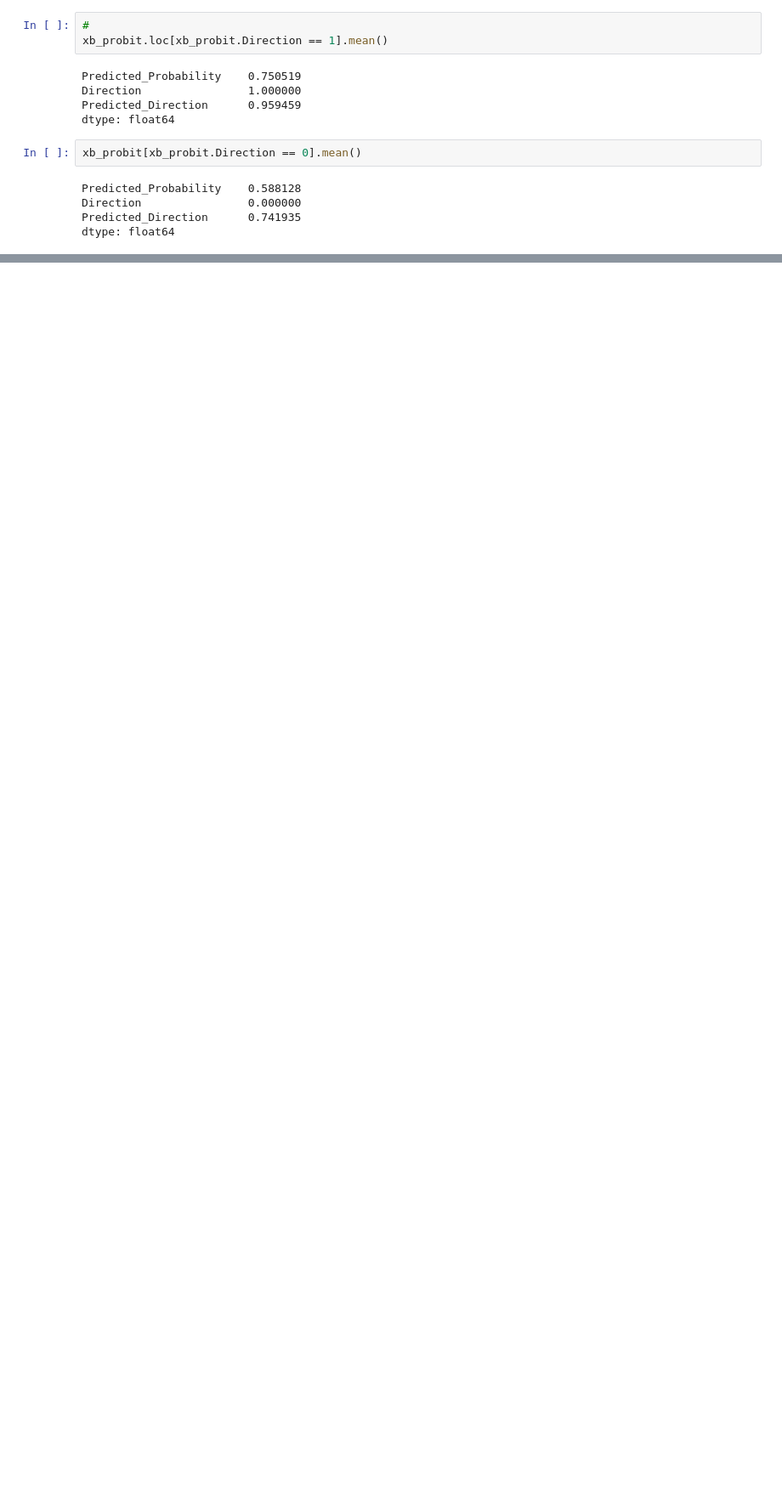
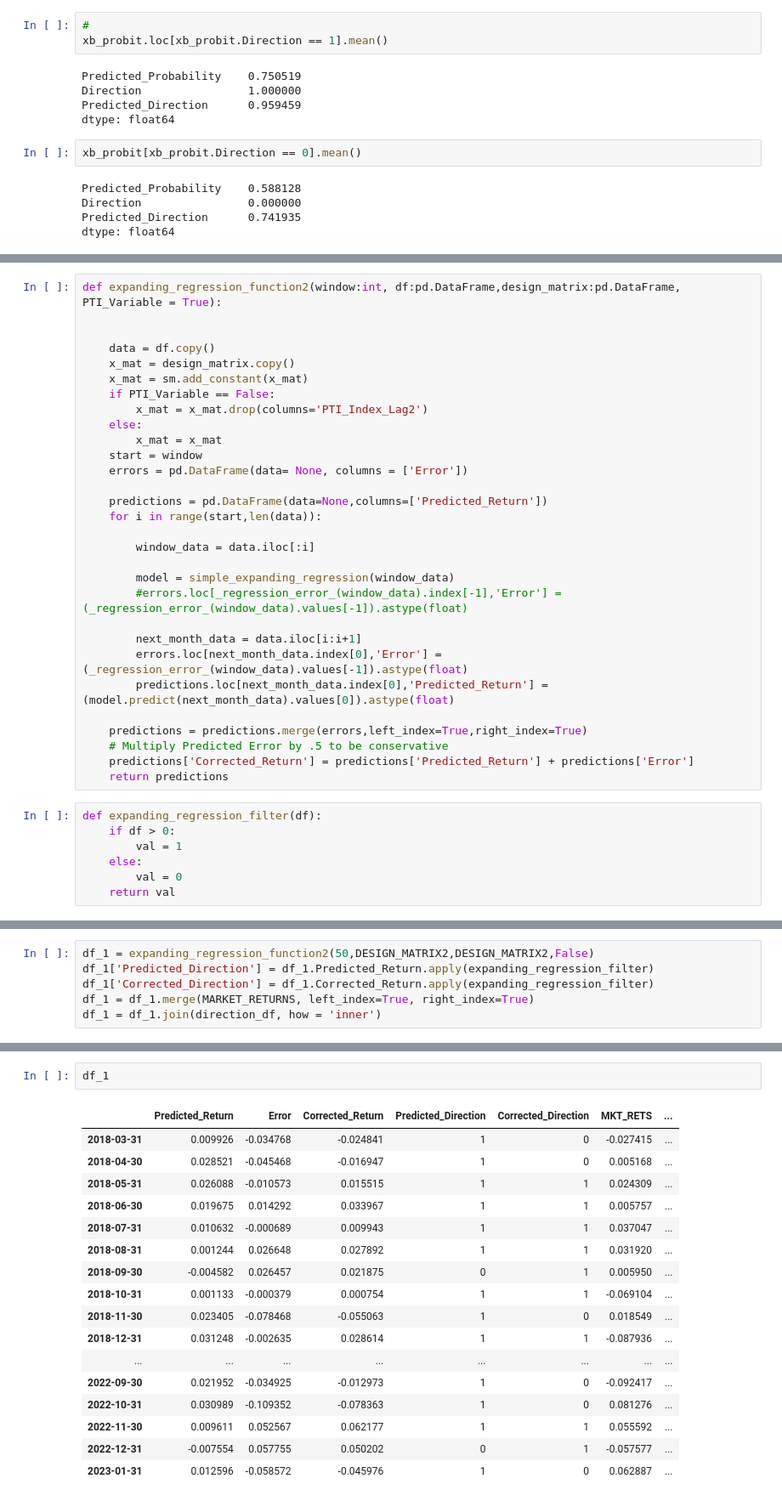
Before and after one commit to dcstein22/economics, a Jupyter notebook: Stein_QTS_Project.ipynb, the cells around one changed output, grey strips where cells are left out. Shown: that part at 85% size. Saved outputs shown, nothing was run; the diff lists cells and outputs as text; blank space fills up the shorter version.

```diff
--- a/Stein_QTS_Project.ipynb
+++ b/Stein_QTS_Project.ipynb
@@ -739,0 +1129,37 @@ dtype: float64
+# %%
+def expanding_regression_function2(window:int, df:pd.DataFrame,design_matrix:pd.DataFrame, PTI_Variable = True):
+
+
+    data = df.copy()
+    x_mat = design_matrix.copy()
+    x_mat = sm.add_constant(x_mat)
+    if PTI_Variable == False:
+        x_mat = x_mat.drop(columns='PTI_Index_Lag2')
+    else:
+        x_mat = x_mat
+    start = window
+    errors = pd.DataFrame(data= None, columns = ['Error'])
+
+    predictions = pd.DataFrame(data=None,columns=['Predicted_Return'])
+    for i in range(start,len(data)):
+
+        window_data = data.iloc[:i]
+
+        model = simple_expanding_regression(window_data)
+        #errors.loc[_regression_error_(window_data).index[-1],'Error'] = (_regression_error_(window_data).values[-1]).astype(float)
+
+        next_month_data = data.iloc[i:i+1]
+        errors.loc[next_month_data.index[0],'Error'] = (_regression_error_(window_data).values[-1]).astype(float)
+        predictions.loc[next_month_data.index[0],'Predicted_Return'] = (model.predict(next_month_data).values[0]).astype(float)
+
+    predictions = predictions.merge(errors,left_index=True,right_index=True)
+    # Multiply Predicted Error by .5 to be conservative
+    predictions['Corrected_Return'] = predictions['Predicted_Return'] + predictions['Error']
+    return predictions
+# %%
+def expanding_regression_filter(df):
+    if df > 0:
+        val = 1
+    else:
+        val = 0
+    return val
@@ -739,0 +1199,6 @@ dtype: float64
+# %%
+df_1 = expanding_regression_function2(50,DESIGN_MATRIX2,DESIGN_MATRIX2,False)
+df_1['Predicted_Direction'] = df_1.Predicted_Return.apply(expanding_regression_filter)
+df_1['Corrected_Direction'] = df_1.Corrected_Return.apply(expanding_regression_filter)
+df_1 = df_1.merge(MARKET_RETURNS, left_index=True, right_index=True)
+df_1 = df_1.join(direction_df, how = 'inner')
@@ -739,0 +1232,20 @@ dtype: float64
+# %%
+df_1
+# %% [output]
+|  | Predicted_Return | Error | Corrected_Return | Predicted_Direction | Corrected_Direction | MKT_RETS | ... |
+| 2018-03-31 | 0.009926 | -0.034768 | -0.024841 | 1 | 0 | -0.027415 | ... |
+| 2018-04-30 | 0.028521 | -0.045468 | -0.016947 | 1 | 0 | 0.005168 | ... |
+| 2018-05-31 | 0.026088 | -0.010573 | 0.015515 | 1 | 1 | 0.024309 | ... |
+| 2018-06-30 | 0.019675 | 0.014292 | 0.033967 | 1 | 1 | 0.005757 | ... |
+| 2018-07-31 | 0.010632 | -0.000689 | 0.009943 | 1 | 1 | 0.037047 | ... |
+| 2018-08-31 | 0.001244 | 0.026648 | 0.027892 | 1 | 1 | 0.031920 | ... |
+| 2018-09-30 | -0.004582 | 0.026457 | 0.021875 | 0 | 1 | 0.005950 | ... |
+| 2018-10-31 | 0.001133 | -0.000379 | 0.000754 | 1 | 1 | -0.069104 | ... |
+| 2018-11-30 | 0.023405 | -0.078468 | -0.055063 | 1 | 0 | 0.018549 | ... |
+| 2018-12-31 | 0.031248 | -0.002635 | 0.028614 | 1 | 1 | -0.087936 | ... |
+| ... | ... | ... | ... | ... | ... | ... | ... |
+| 2022-09-30 | 0.021952 | -0.034925 | -0.012973 | 1 | 0 | -0.092417 | ... |
+| 2022-10-31 | 0.030989 | -0.109352 | -0.078363 | 1 | 0 | 0.081276 | ... |
+| 2022-11-30 | 0.009611 | 0.052567 | 0.062177 | 1 | 1 | 0.055592 | ... |
+| 2022-12-31 | -0.007554 | 0.057755 | 0.050202 | 0 | 1 | -0.057577 | ... |
+| 2023-01-31 | 0.012596 | -0.058572 | -0.045976 | 1 | 0 | 0.062887 | ... |
```
Also changed, not shown: parts of 50 cells of this notebook, 1 other file.
